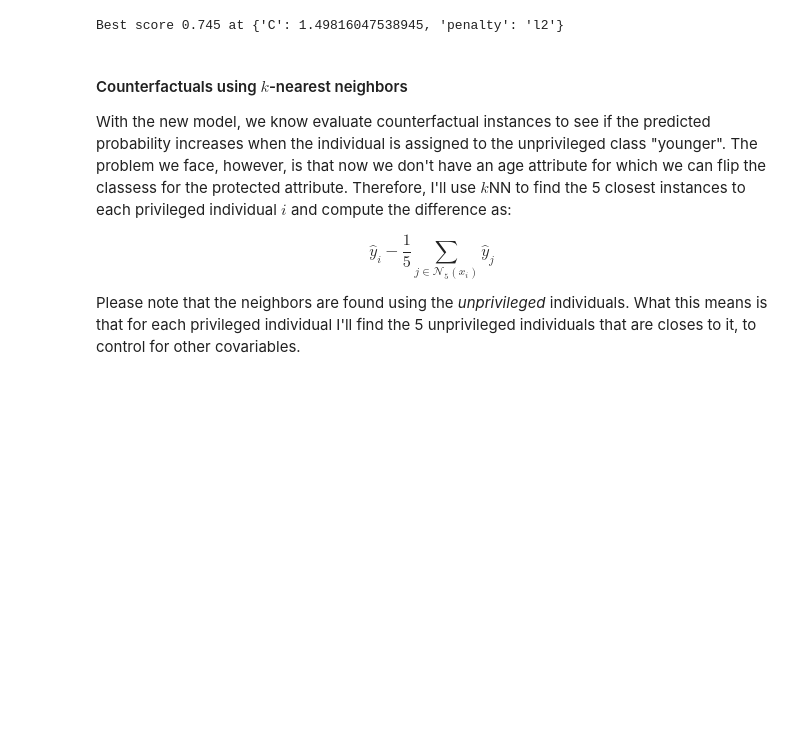
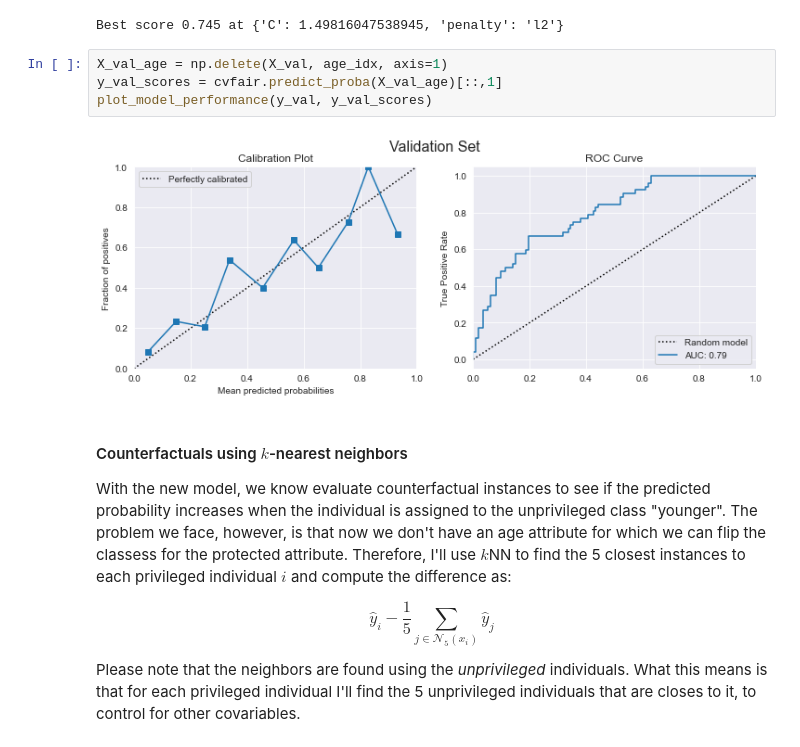
Before and after one commit to mclarac/ml-production, a Jupyter notebook: notebooks/i4-fairness.ipynb, the cells around one changed output. Cells and saved outputs as stored; diff of their text form; blank space fills up the shorter version.

Commit message:
Model performance after improving fairness measures

```diff
--- a/notebooks/i4-fairness.ipynb
+++ b/notebooks/i4-fairness.ipynb
@@ -542,6 +552,12 @@ cvfair.fit(X_train_age, y_train)
 print(f"Best score {cvfair.best_score_:.3f} at {cvfair.best_params_}")
 # %% [output]
 Best score 0.745 at {'C': 1.49816047538945, 'penalty': 'l2'}
+# %%
+X_val_age = np.delete(X_val, age_idx, axis=1)
+y_val_scores = cvfair.predict_proba(X_val_age)[::,1]
+plot_model_performance(y_val, y_val_scores)
+# %% [output]
+[figure, added]
 # %% [markdown]
 #### Counterfactuals using $k$-nearest neighbors
 
```
Also changed, not shown: parts of 10 cells of this notebook.
